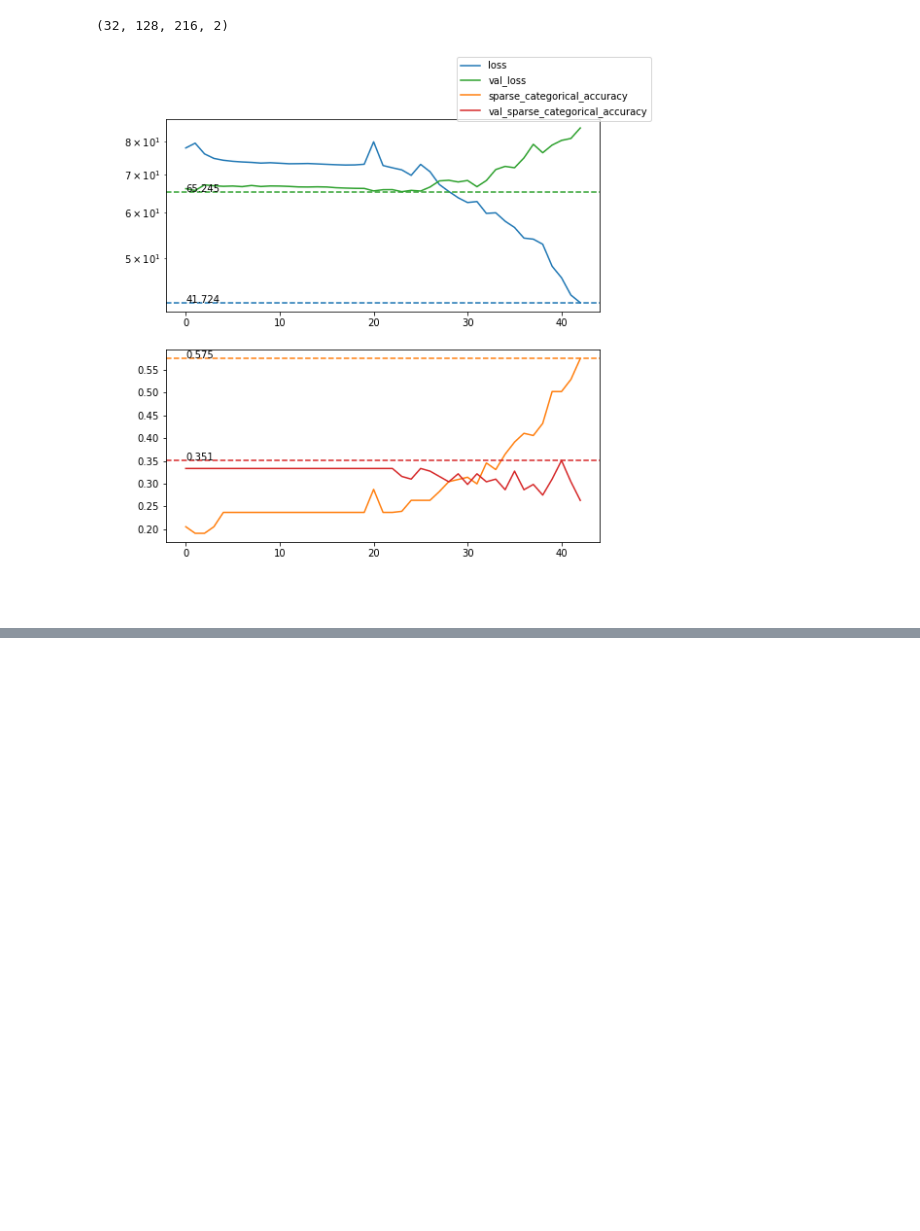
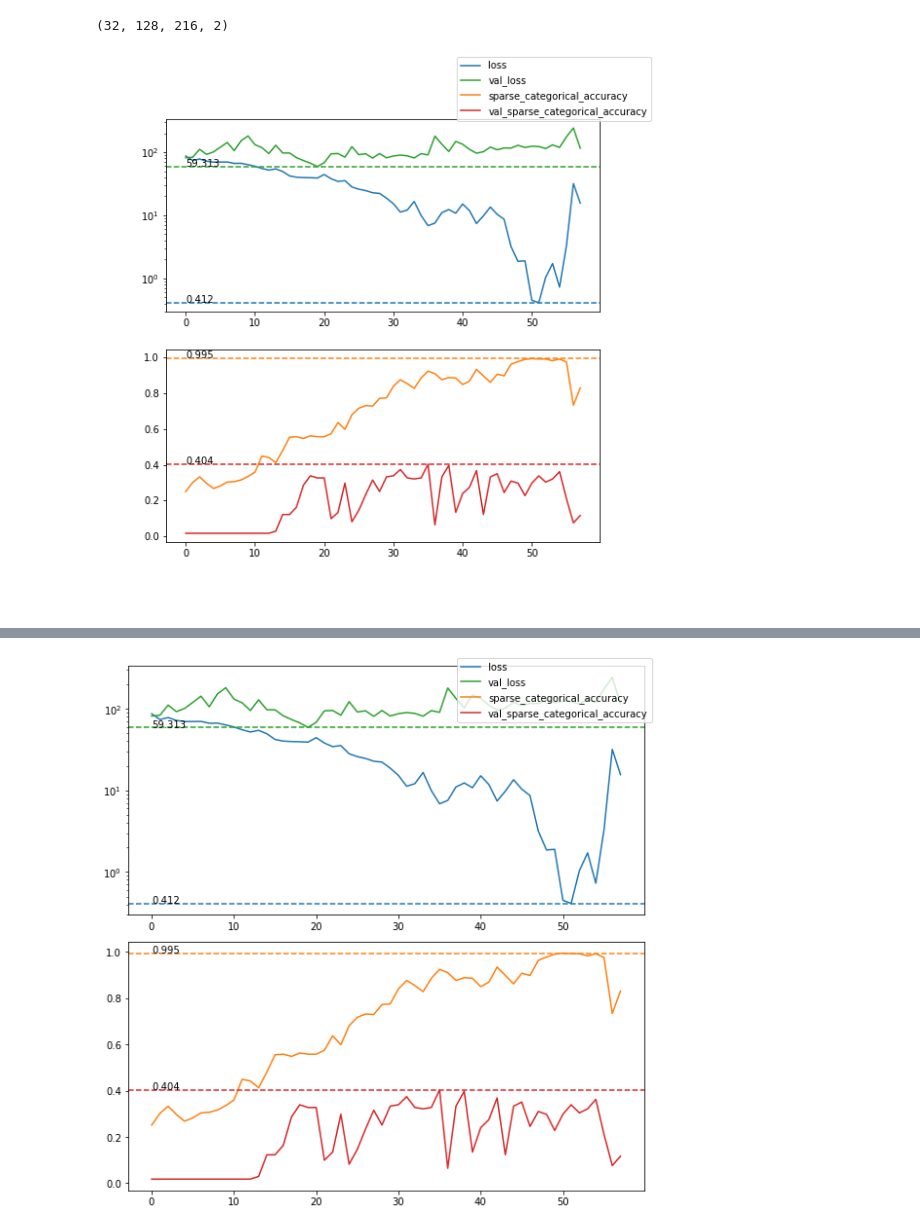
Before and after one commit to elda27/AudioEventClassification, a Jupyter notebook: CNN.ipynb, the cells around one changed output, grey strips where cells are left out. Cells and saved outputs as stored; diff of their text form; code cells hidden in the pictures; blank space fills up the shorter version.

```diff
--- a/CNN.ipynb
+++ b/CNN.ipynb
@@ -27,7 +27,7 @@ def round_even(x):
 class ConvRegressor(tf.keras.Model):
     def __init__(
         self, filters, kernel_size,
-        conv_type=tf.keras.layers.Conv2D, activation=tf.nn.elu,
+        conv_type=tf.keras.layers.Conv2D, activation=tf.nn.relu,
         **kwargs
     ):
         super().__init__()
@@ -51,7 +51,7 @@ class ConvRegressor(tf.keras.Model):
 class ResidualConvRegressor(tf.keras.Model):
     def __init__(
         self, filters, out_ch, kernel_size, n_freq_residual=1,
-        conv_type=tf.keras.layers.Conv2D, activation=tf.nn.elu,
+        conv_type=tf.keras.layers.Conv2D, activation=tf.nn.relu,
         **kwargs
     ):
         super().__init__()
@@ -333,6 +334,25 @@ def create_cnn_model():
         tf.keras.layers.Dense(1000, activation=tf.nn.relu),
         tf.keras.layers.Dense(len(sound_events)),
     ])
+
+def create_resnet_cnn_model():
+    return tf.keras.Sequential([
+        ResidualConvRegressor(
+            [8, 16, 32, 64, 128, 256], out_ch=256, kernel_size=7,
+            n_freq_residual=3,
+        ),
+        tf.keras.layers.Flatten(),
+        tf.keras.layers.Dense(1000, activation=tf.nn.relu),
+        tf.keras.layers.Dense(1000, activation=tf.nn.relu),
+        tf.keras.layers.Dense(len(sound_events)),
+    ])
+
+if model_type == 'cnn':
+    create_model = create_cnn_model
+elif model_type == 'resnet':
+    create_model = create_resnet_cnn_model
+else:
+    raise NotImplementedError()
 # %%
 import IPython
 from collections import defaultdict
@@ -349,10 +369,8 @@ from IPython.display import Image, display_png, clear_output
 %matplotlib inline
 #%matplotlib notebook
 epochs = 2000
-
-model_type = 'cnn'
-
-model = create_cnn_model()
+model_type = 'resnet'
+model = create_model()
 optimizer = tf.keras.optimizers.Adam(1e-4, beta_1=0.5, beta_2=0.99)
 
 checkpoint_name = f'{task}_{model_type}_fold{fold_index}'
@@ -369,31 +387,31 @@ with tf.device('/GPU:0'):
     )
 
     mode = 'min'
     model.fit(
         train_dataset,
         batch_size=8, epochs=2000, shuffle=True,
         validation_data=test_dataset,
         callbacks=[
             tf.keras.callbacks.EarlyStopping(
                 patience=40,
                 #monitor='val_sparse_categorical_accuracy',
                 monitor='val_loss',
                 mode=mode
             ),
             plot_callback,
             tf.keras.callbacks.TerminateOnNaN(),
             tf.keras.callbacks.ModelCheckpoint(
                 str(cur_model_dir / (checkpoint_name + '.model')),
                 #monitor='val_sparse_categorical_accuracy',
                 monitor='val_loss',
                 save_best_only=True,
                 save_weights_only=True,
                 mode=mode,
             )
         ]
     )
 
 plot_callback.fig.tight_layout()
 plot_callback.fig.savefig(str(cur_model_dir / (checkpoint_name + '.png')))
 # %% [output]
-[figure, old version]
+[figure, new version]
@@ -406,3 +423,4 @@ Epoch 46/2000
+[figure, added]
 # %%
 from itertools import product
 from sklearn.metrics import accuracy_score
```
Also changed, not shown: parts of 3 cells of this notebook.
